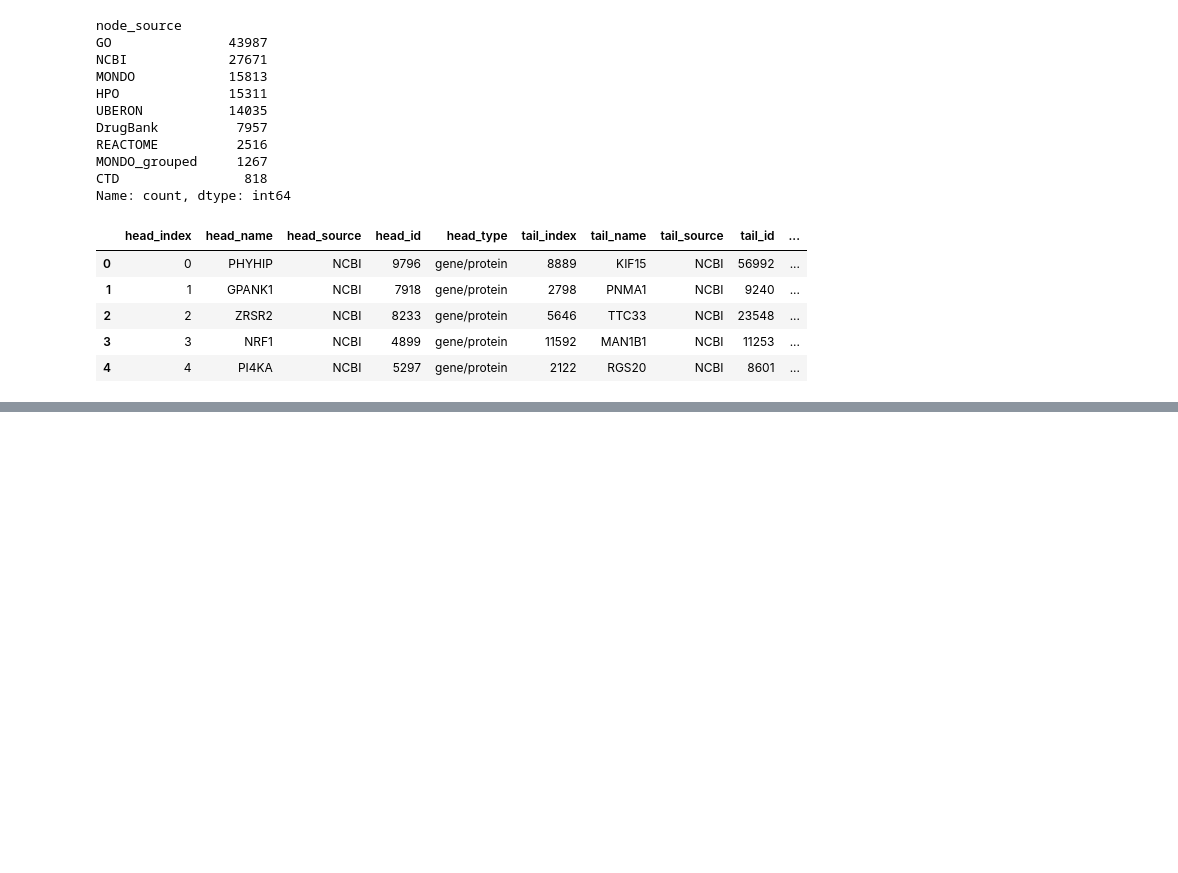
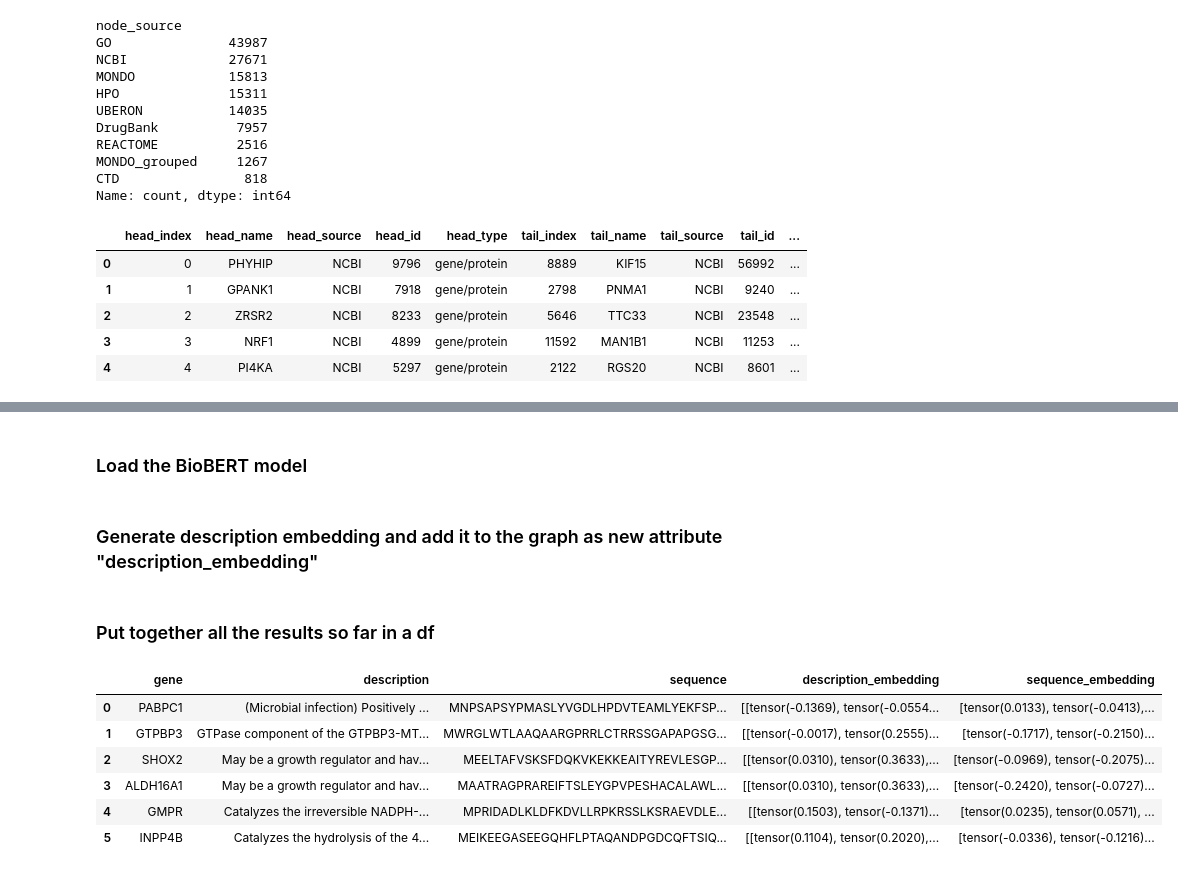
Before and after one commit to VirtualPatientEngine/AIAgents4Pharma, a Jupyter notebook: docs/notebooks/talk2knowledgegraphs/tutorial_primekg_enrichment.ipynb, the cells around one changed output, grey strips where cells are left out. Cells and saved outputs as stored; diff of their text form; code cells hidden in the pictures; blank space fills up the shorter version.

```diff
--- a/docs/notebooks/talk2knowledgegraphs/tutorial_primekg_enrichment.ipynb
+++ b/docs/notebooks/talk2knowledgegraphs/tutorial_primekg_enrichment.ipynb
@@ -358,0 +469,57 @@ Name: count, dtype: int64
+# %% [markdown]
+### Load the BioBERT model
+# %%
+# Using MSFT's BioBERT
+emb_model = EmbeddingWithHuggingFace(model_name='microsoft/BiomedNLP-BiomedBERT-base-uncased-abstract',
+                                     model_cache_dir="../../../../data/microsoft/BiomedNLP-BiomedBERT-base-uncased-abstract/",
+                                     truncation=False,
+                                     device=device)
+# %% [markdown]
+### Generate description embedding and add it to the graph as new attribute "description_embedding"
+# %%
+for i, node in tqdm(enumerate(kg.nodes)):
+    if kg.nodes[node].get('node_type') != 'gene/protein':
+        continue
+    gene_id = kg.nodes[node].get('node_id')
+    if kg.nodes[node].get('description') is None:
+        continue
+    desc = kg.nodes[node].get('description')
+    outputs = emb_model.embed_documents([desc])
+    G.add_nodes_from([(node, {'description_embedding': outputs})])
+    torch.cuda.synchronize()
+    torch.cuda.empty_cache()
+
+# Recompose the graph
+kg = nx.compose(G, kg)
+# %% [markdown]
+### Put together all the results so far in a df
+# %%
+import pandas as pd
+dic = {'gene':[],
+       'description':[],
+       'sequence':[],
+       'description_embedding':[],
+       'sequence_embedding':[]}
+for node in tqdm(kg.nodes):
+    if kg.nodes[node].get('node_type') != 'gene/protein':
+        continue
+    gene_id = kg.nodes[node].get('node_id')
+    if kg.nodes[node].get('description') is None:
+        continue
+    dic['gene'].append(node)
+    dic['description'].append(kg.nodes[node].get('description'))
+    dic['sequence'].append(kg.nodes[node].get('sequence'))
+    dic['description_embedding'].append(kg.nodes[node].get('description_embedding'))
+    dic['sequence_embedding'].append(kg.nodes[node].get('sequence_embedding'))
+    # print (node, kg.nodes[node].get('description'), kg.nodes[node].get('sequence'), kg.nodes[node].get('description_embedding'))
+
+df = pd.DataFrame(dic)
+df
+# %% [output]
+|  | gene | description | sequence | description_embedding | sequence_embedding |
+| 0 | PABPC1 | (Microbial infection) Positively ... | MNPSAPSYPMASLYVGDLHPDVTEAMLYEKFSP... | [[tensor(-0.1369), tensor(-0.0554... | [tensor(0.0133), tensor(-0.0413),... |
+| 1 | GTPBP3 | GTPase component of the GTPBP3-MT... | MWRGLWTLAAQAARGPRRLCTRRSSGAPAPGSG... | [[tensor(-0.0017), tensor(0.2555)... | [tensor(-0.1717), tensor(-0.2150)... |
+| 2 | SHOX2 | May be a growth regulator and hav... | MEELTAFVSKSFDQKVKEKKEAITYREVLESGP... | [[tensor(0.0310), tensor(0.3633),... | [tensor(-0.0969), tensor(-0.2075)... |
+| 3 | ALDH16A1 | May be a growth regulator and hav... | MAATRAGPRAREIFTSLEYGPVPESHACALAWL... | [[tensor(0.0310), tensor(0.3633),... | [tensor(-0.2420), tensor(-0.0727)... |
+| 4 | GMPR | Catalyzes the irreversible NADPH-... | MPRIDADLKLDFKDVLLRPKRSSLKSRAEVDLE... | [[tensor(0.1503), tensor(-0.1371)... | [tensor(0.0235), tensor(0.0571), ... |
+| 5 | INPP4B | Catalyzes the hydrolysis of the 4... | MEIKEEGASEEGQHFLPTAQANDPGDCQFTSIQ... | [[tensor(0.1104), tensor(0.2020),... | [tensor(-0.0336), tensor(-0.1216)... |
```
Also changed, not shown: parts of 44 cells of this notebook.
